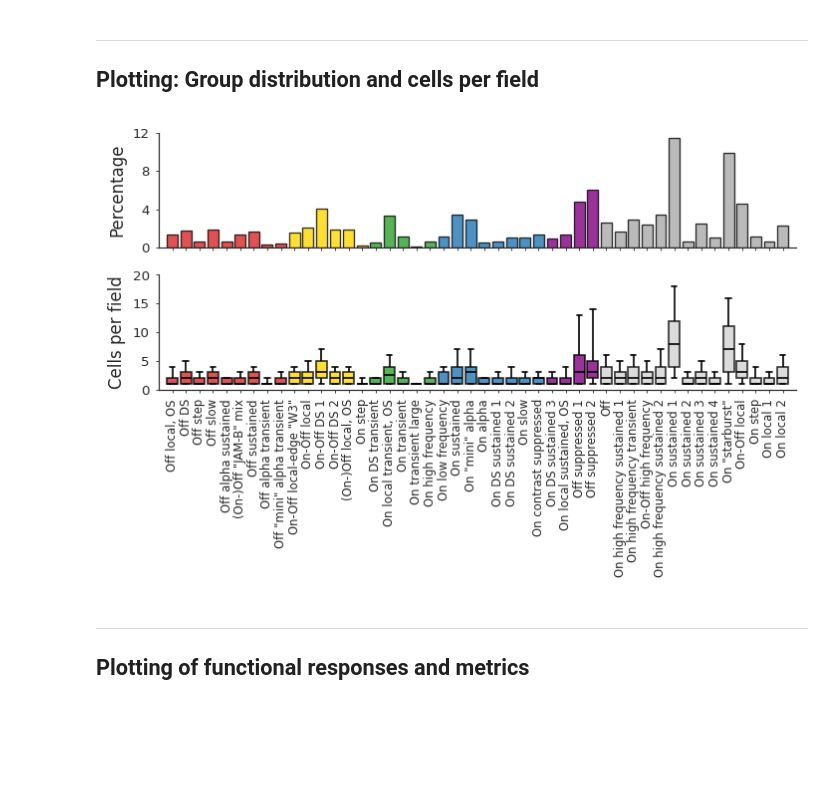
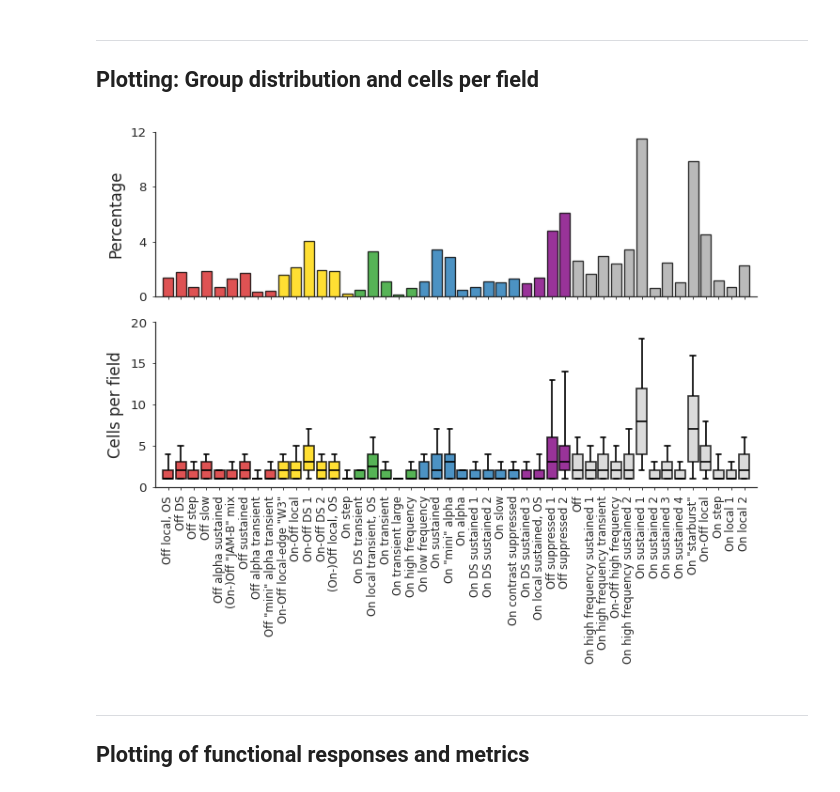
Before and after one commit to eulerlab/all-GCL-manuscript, a Jupyter notebook: notebooks/Fig3_functional_classification.ipynb, the cells around one changed output. Saved outputs shown, nothing was run; the diff lists cells and outputs as text; code cells hidden in the pictures; blank space fills up the shorter version.

Commit message:
small changes for final figure

```diff
--- a/notebooks/Fig3_functional_classification.ipynb
+++ b/notebooks/Fig3_functional_classification.ipynb
@@ -98,14 +98,14 @@ sub_map = str.maketrans("0123456789", "₀₁₂₃₄₅₆₇₈₉")
 group_ticks = np.arange(1, 47, 1)
 group_labels = [f"G{str(num).translate(sub_map)}" for num in group_ticks]
 # %%
-save = 0
+save = 1
 fontsize_labels = 10
 
 
 fig, ax = plt.subplot_mosaic("""
 AAAA
 BBBB
-""",  figsize=(6,4))
+""",  figsize=(6,5))
 
 ###########################################
 #####  Group distribution
@@ -158,34 +158,34 @@ ax['B'].set_xlabel('')
 ax['B'].set_ylabel('Cells per field',fontsize=fontsize_labels)
 positions = np.array(group_order) - 1
 ax['B'].set_xticks(positions, gcl_group_names, rotation=90, fontsize=7)
 ax['B'].set_xlim(-1, group_order[-1])
 ax['B'].set_ylim(0,20)
 ax['B'].set_yticks([0, 5, 10, 15, 20])
 ax['B'].set_yticklabels(['0', '5', '10', '15', '20'])
 
 for i, bar in enumerate(bars.patches, start=1):
     if 1 <= i <= 9:
         bar.set_facecolor('tab:red')
     elif 10 <= i <= 15:
         bar.set_facecolor('gold')
     elif 16 <= i <= 20:
         bar.set_facecolor('tab:green')
     elif 21 <= i <= 28:
         bar.set_facecolor('tab:blue')
     elif 29 <= i <= 32:
         bar.set_facecolor('purple')
 
 fig.subplots_adjust(wspace=0.2, hspace=-0.1)
 sns.despine()
 fig.tight_layout()
 
 if save==1:
     figname = 'INSERT_FIGURE_NAME'
     fig.patch.set_facecolor('white')
     fig.savefig("YOUR_PATH/{}.png".format(figname), dpi=300, bbox_inches='tight',facecolor=fig.get_facecolor(), transparent=False)
     fig.savefig("YOUR_PATH/{}.svg".format(figname), dpi=300, bbox_inches='tight',facecolor=fig.get_facecolor(), transparent=False)
 # %% [output]
-[figure, old version]
+[figure, new version]
 # %% [markdown]
 ---
 ## Plotting of functional responses and metrics
```
Also changed, not shown: parts of 1 cell of this notebook, 1 other file.
